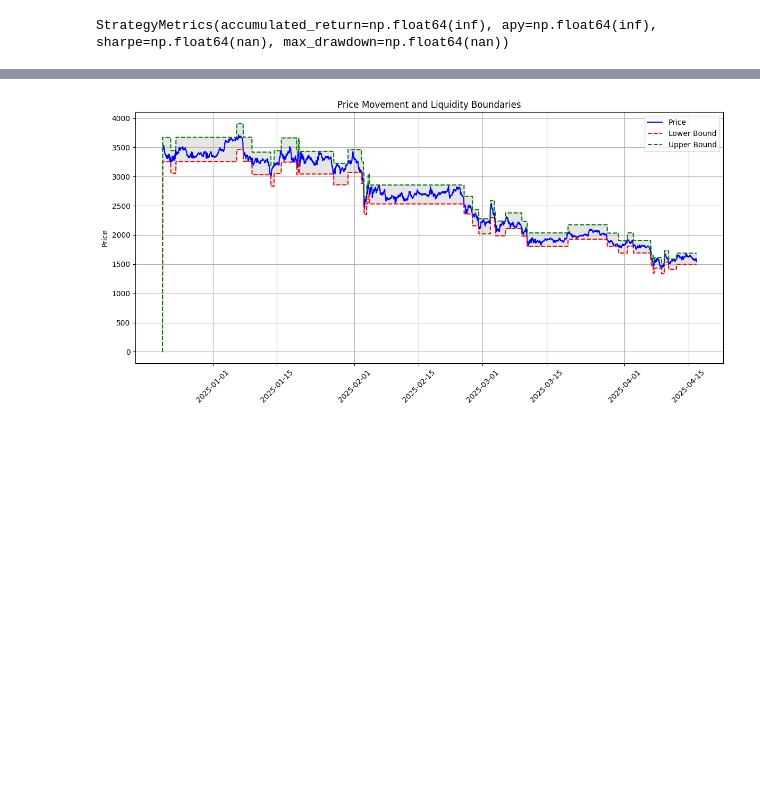
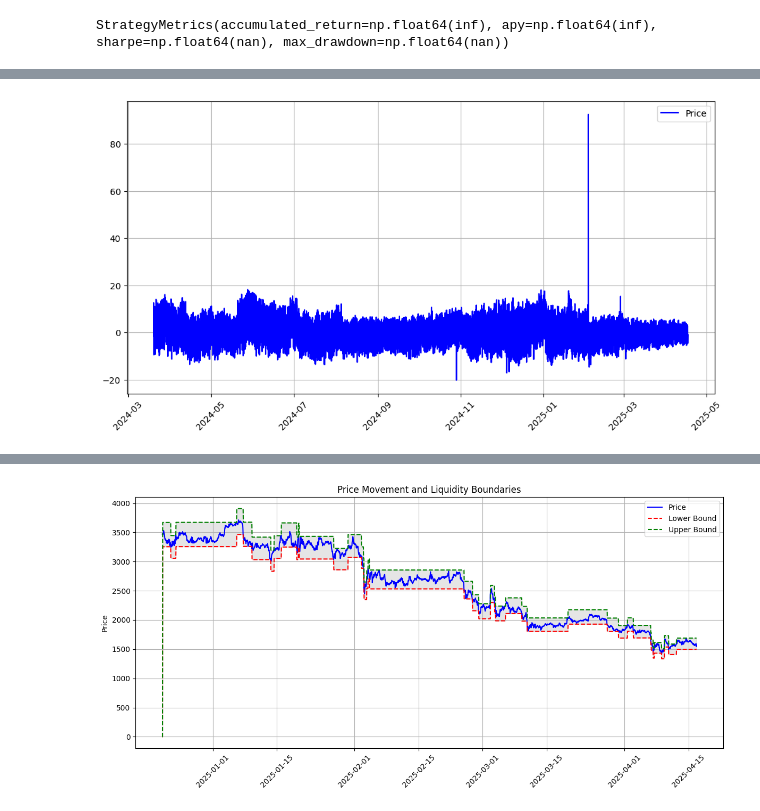
Before and after one commit to Logarithm-Labs/fractal-defi, a Jupyter notebook: notebooks/environment_test.ipynb, the cells around one changed output, grey strips where cells are left out. Cells and saved outputs as stored; diff of their text form; code cells hidden in the pictures; blank space fills up the shorter version.

```diff
--- a/notebooks/environment_test.ipynb
+++ b/notebooks/environment_test.ipynb
@@ -313,0 +391,13 @@ np.float64(12056365.438277174)
+# %%
+import matplotlib.pyplot as plt
+
+fig, ax = plt.subplots(1, 1, figsize=(12, 6), sharex=True)
+
+# Plot price and boundaries
+ax.plot(timestamps, price - token0_price, label='Price', color='blue')
+ax.legend()
+ax.grid(True)
+
+tmp = plt.xticks(rotation=45)
+# %% [output]
+[figure, added]
```
Also changed, not shown: parts of 16 cells of this notebook, 4 other files.
